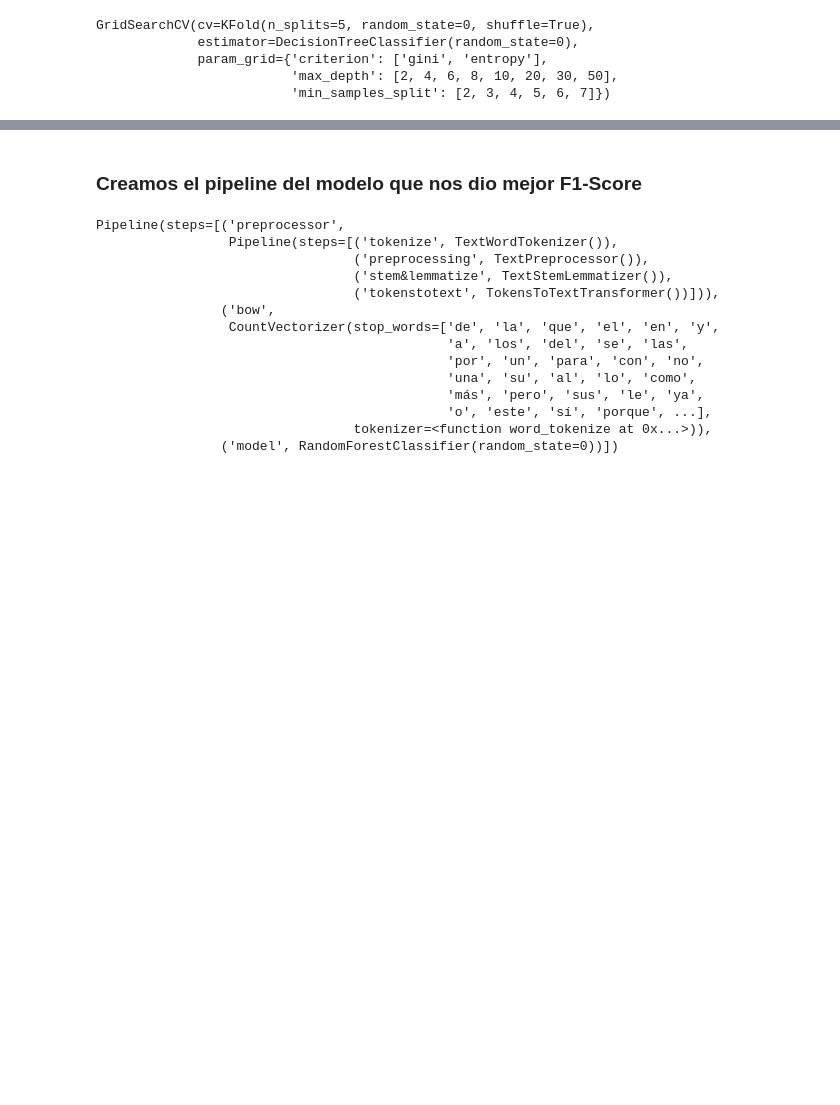
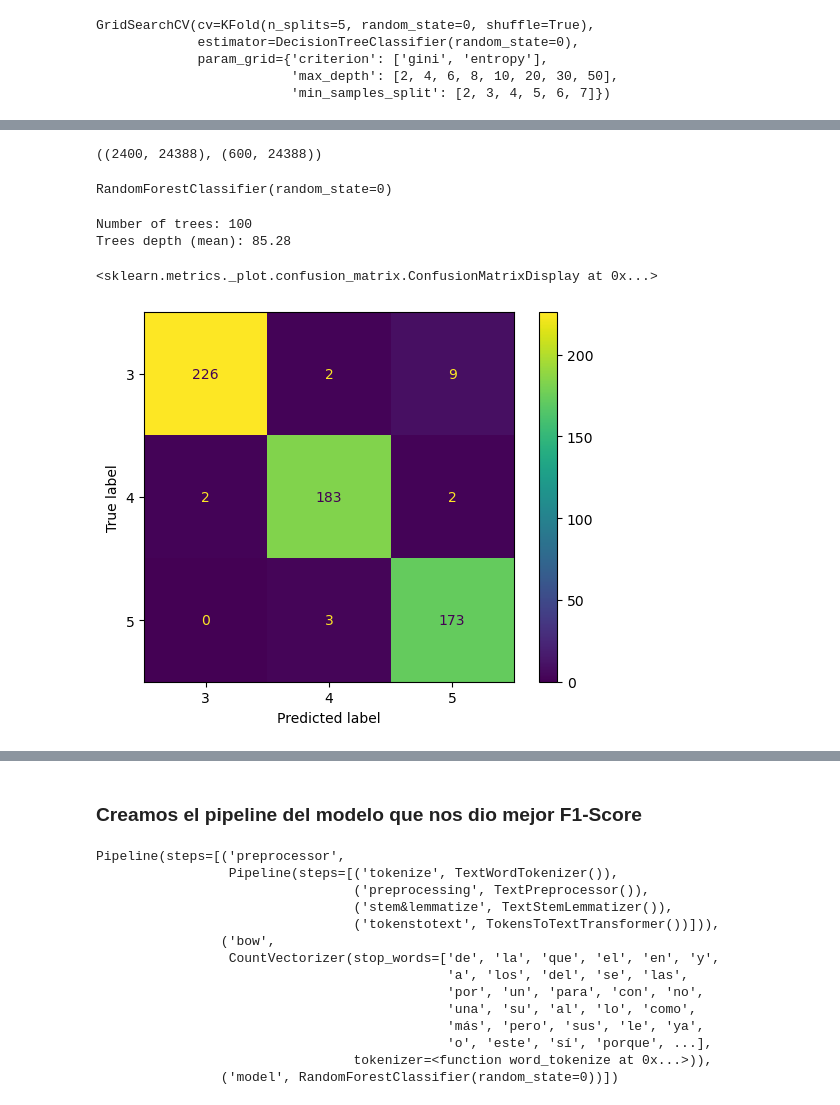
Before and after one commit to JuanCaGC/Proyecto1-BI202302, a Jupyter notebook: Proyecto1/Proyecto1.ipynb, the cells around one changed output, grey strips where cells are left out. Drawn from its saved outputs; the diff is of its cells as text; code cells hidden in the pictures; blank space fills up the shorter version.

```diff
--- a/Proyecto1/Proyecto1.ipynb
+++ b/Proyecto1/Proyecto1.ipynb
@@ -576,0 +591,3 @@ Name: words, Length: 3000, dtype: object
+# %%
+y_data = textos['sdg']
+y_data
@@ -576,0 +612,25 @@ Name: words, Length: 3000, dtype: object
+# %%
+X_train.shape , X_test.shape
+# %% [output]
+((2400, 24388), (600, 24388))
+# %%
+itf_model =  RandomForestClassifier(random_state=0)
+# %%
+itf_model.fit(X_train, y_train)
+# %% [output]
+RandomForestClassifier(random_state=0)
+# %%
+tf_estimators = itf_model.estimators_
+print("Number of trees:", len(tf_estimators))
+print("Trees depth (mean):", np.mean([tree.get_depth() for tree in tf_estimators]))
+# %% [output]
+Number of trees: 100
+Trees depth (mean): 85.28
+# %%
+y_train_tf_predict = itf_model.predict(X_train)
+y_test_tf_predict = itf_model.predict(X_test)
+# %%
+ConfusionMatrixDisplay.from_predictions(y_test, y_test_tf_predict)
+# %% [output]
+<sklearn.metrics._plot.confusion_matrix.ConfusionMatrixDisplay at 0x...>
+[figure, added]
```
Also changed, not shown: parts of 97 cells of this notebook, 1 other file.
